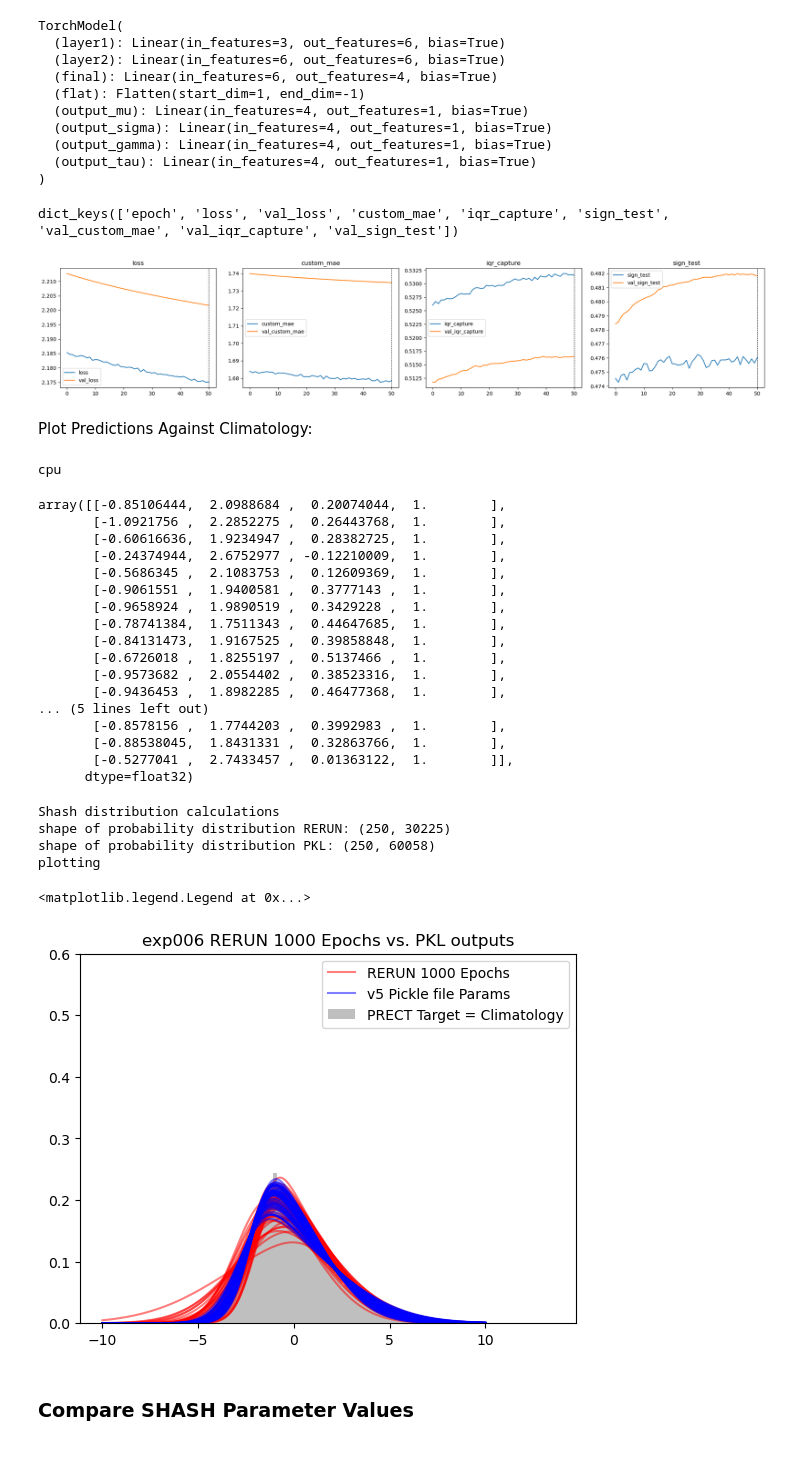
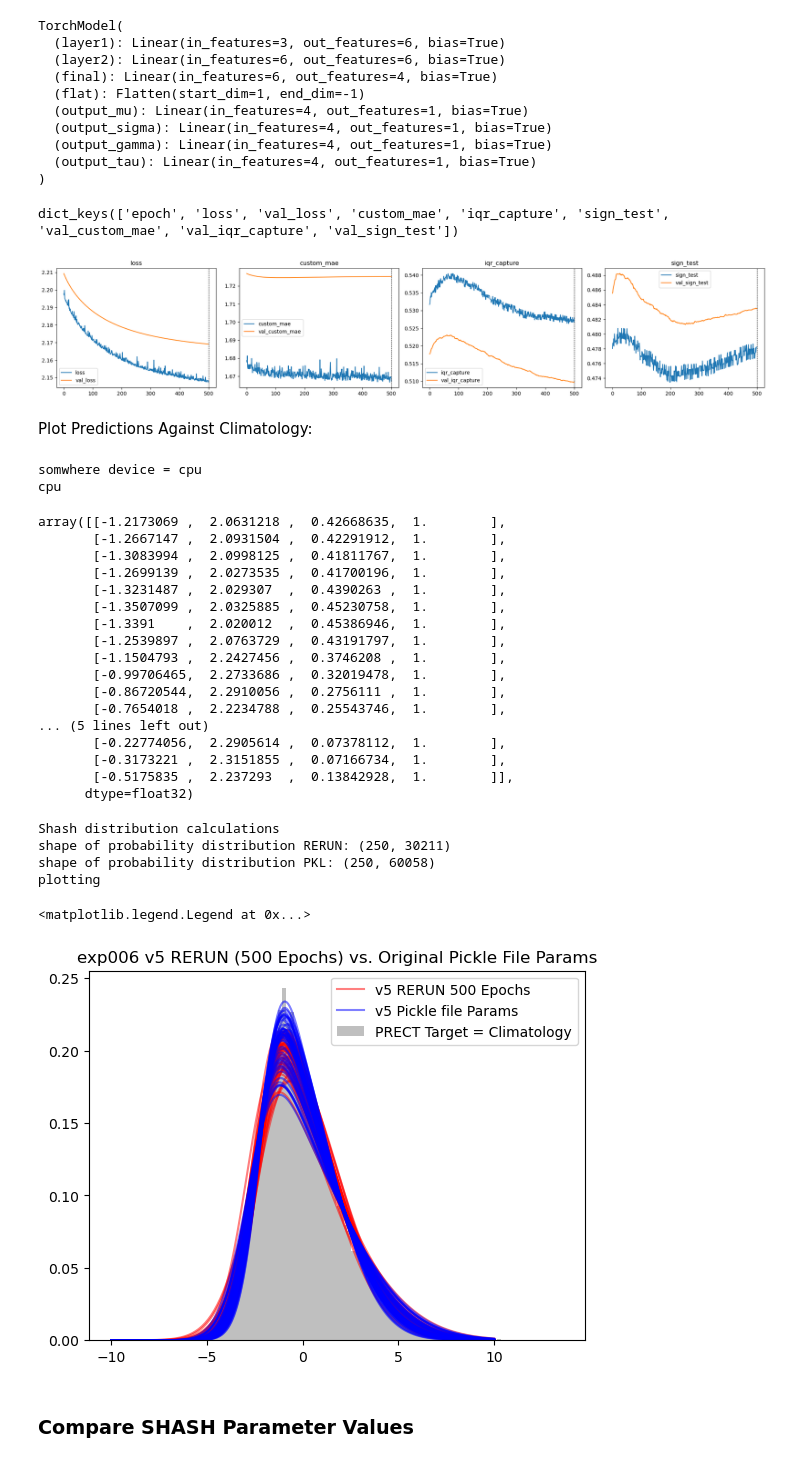
Before and after one commit to Jolan-vP/E3SM, a Jupyter notebook: analysis_006.ipynb, the cells around one changed output. Saved outputs shown, nothing was run; the diff lists cells and outputs as text; code cells hidden in the pictures.

Commit message:
Ran exp006 v5 with RMM1/RMM2/ENSO inputs and Seattle Regional Precip anoms target - successful climatology curves!

```diff
--- a/analysis_006.ipynb
+++ b/analysis_006.ipynb
@@ -164,12 +166,12 @@ obj1.close()
 # with gzip.open('/Users/C830793391/BIG_DATA/E3SM_Data/presaved/Network Inputs/exp006_randin_precttarg_test.pkl', "wb") as fp:
 #     pickle.dump(randdict_test, fp)
 
-with  gzip.open('/Users/C830793391/BIG_DATA/E3SM_Data/presaved/Network Inputs/exp006_randin_precttarg_train.pkl', "rb") as obj1:
-    train_dat = pickle.load(obj1)
-with  gzip.open('/Users/C830793391/BIG_DATA/E3SM_Data/presaved/Network Inputs/exp006_randin_precttarg_val.pkl', "rb") as obj2:
-    val_dat = pickle.load(obj2)
-with gzip.open('/Users/C830793391/BIG_DATA/E3SM_Data/presaved/Network Inputs/exp006_randin_precttarg_test.pkl', "rb") as obj3:
-    test_dat = pickle.load(obj3)
+# with  gzip.open('/Users/C830793391/BIG_DATA/E3SM_Data/presaved/Network Inputs/exp006_randin_precttarg_train.pkl', "rb") as obj1:
+#     train_dat = pickle.load(obj1)
+# with  gzip.open('/Users/C830793391/BIG_DATA/E3SM_Data/presaved/Network Inputs/exp006_randin_precttarg_val.pkl', "rb") as obj2:
+#     val_dat = pickle.load(obj2)
+# with gzip.open('/Users/C830793391/BIG_DATA/E3SM_Data/presaved/Network Inputs/exp006_randin_precttarg_test.pkl', "rb") as obj3:
+#     test_dat = pickle.load(obj3)
 # %%
 test_dat["y"][500:530]
 
@@ -205,9 +207,9 @@ Retrieve Data:
 front_cutoff_rand = 15000
 back_cutoff_rand = 15000
 
-trainset = data_loader.CustomData(config["data_loader"]["data_dir"] + "/Network Inputs/exp006_randin_precttarg_train.pkl", front_cutoff_rand, back_cutoff_rand)
-valset = data_loader.CustomData(config["data_loader"]["data_dir"] + "/Network Inputs/exp006_randin_precttarg_val.pkl", front_cutoff_rand, back_cutoff_rand)
-testset = data_loader.CustomData(config["data_loader"]["data_dir"] + "/Network Inputs/exp006_randin_precttarg_test.pkl", front_cutoff_rand, back_cutoff_rand)
+trainset = data_loader.CustomData(config["data_loader"]["data_dir"] + "/Network Inputs/exp006_train.pkl", front_cutoff_rand, back_cutoff_rand)
+valset = data_loader.CustomData(config["data_loader"]["data_dir"] + "/Network Inputs/exp006_val.pkl", front_cutoff_rand, back_cutoff_rand)
+testset = data_loader.CustomData(config["data_loader"]["data_dir"] + "/Network Inputs/exp006_test.pkl", front_cutoff_rand, back_cutoff_rand)
 
 train_loader = torch.utils.data.DataLoader(
     trainset,
@@ -296,7 +298,7 @@ path = '/Users/C830793391/Documents/Research/E3SM/saved/models/exp006_randin_pre
 torch.save(model.state_dict(), path)
 # %%
 # Load the Model
-path = '/Users/C830793391/Documents/Research/E3SM/saved/models/exp006_randin_precttarg_v6.pth'
+path = '/Users/C830793391/Documents/Research/E3SM/saved/models/exp006_v5_modelload.pth'
 model = TorchModel(
     config=config["arch"],
     target_mean=testset.target.mean(axis=0),
@@ -332,36 +334,38 @@ for i, m in enumerate(("loss", *config["metrics"])):
     plt.title(m)
     plt.legend()
 plt.tight_layout()
-plt.savefig('/Users/C830793391/Documents/Research/E3SM/saved/figures/exp006_rand_randin_precttarg_v6.png')
+plt.savefig('/Users/C830793391/Documents/Research/E3SM/saved/figures/exp006_v5_modelload.png')
 plt.show()
 # %% [output]
 dict_keys(['epoch', 'loss', 'val_loss', 'custom_mae', 'iqr_capture', 'sign_test', 'val_custom_mae', 'val_iqr_capture', 'val_sign_test'])
-[figure, old version]
+[figure, new version]
 # %% [markdown]
 Plot Predictions Against Climatology:
 # %%
+device = utils.prepare_device(config["device"])
 with torch.inference_mode():
     print(device)
     output_RERUN = model.predict(dataset=testset, batch_size=128, device=device) # The output is the batched SHASH distribution parameters
 output_RERUN[:20]
 # %% [output]
+somwhere device = cpu
 cpu
-array([[-0.85106444,  2.0988684 ,  0.20074044,  1.        ],
-       [-1.0921756 ,  2.2852275 ,  0.26443768,  1.        ],
-       [-0.60616636,  1.9234947 ,  0.28382725,  1.        ],
-       [-0.24374944,  2.6752977 , -0.12210009,  1.        ],
-       [-0.5686345 ,  2.1083753 ,  0.12609369,  1.        ],
-       [-0.9061551 ,  1.9400581 ,  0.3777143 ,  1.        ],
-       [-0.9658924 ,  1.9890519 ,  0.3429228 ,  1.        ],
-       [-0.78741384,  1.7511343 ,  0.44647685,  1.        ],
-       [-0.84131473,  1.9167525 ,  0.39858848,  1.        ],
-       [-0.6726018 ,  1.8255197 ,  0.5137466 ,  1.        ],
-       [-0.9573682 ,  2.0554402 ,  0.38523316,  1.        ],
-       [-0.9436453 ,  1.8982285 ,  0.46477368,  1.        ],
+array([[-1.2173069 ,  2.0631218 ,  0.42668635,  1.        ],
+       [-1.2667147 ,  2.0931504 ,  0.42291912,  1.        ],
+       [-1.3083994 ,  2.0998125 ,  0.41811767,  1.        ],
+       [-1.2699139 ,  2.0273535 ,  0.41700196,  1.        ],
+       [-1.3231487 ,  2.029307  ,  0.4390263 ,  1.        ],
+       [-1.3507099 ,  2.0325885 ,  0.45230758,  1.        ],
+       [-1.3391    ,  2.020012  ,  0.45386946,  1.        ],
+       [-1.2539897 ,  2.0763729 ,  0.43191797,  1.        ],
+       [-1.1504793 ,  2.2427456 ,  0.3746208 ,  1.        ],
+       [-0.99706465,  2.2733686 ,  0.32019478,  1.        ],
+       [-0.86720544,  2.2910056 ,  0.2756111 ,  1.        ],
+       [-0.7654018 ,  2.2234788 ,  0.25543746,  1.        ],
 ... (5 lines left out)
-       [-0.8578156 ,  1.7744203 ,  0.3992983 ,  1.        ],
-       [-0.88538045,  1.8431331 ,  0.32863766,  1.        ],
-       [-0.5277041 ,  2.7433457 ,  0.01363122,  1.        ]],
+       [-0.22774056,  2.2905614 ,  0.07378112,  1.        ],
+       [-0.3173221 ,  2.3151855 ,  0.07166734,  1.        ],
+       [-0.5175835 ,  2.237293  ,  0.13842928,  1.        ]],
       dtype=float32)
 # %%
 # Save Model Outputs
@@ -436,38 +440,38 @@ with gzip.open(fn, "rb") as obj:
 # --------------------------------
 x = np.linspace(-10, 10, 250)
 
 print("Shash distribution calculations")
 dist_RERUN = Shash(output_RERUN)
 p_RERUN = dist_RERUN.prob(x).numpy()
 print(f"shape of probability distribution RERUN: {p_RERUN.shape}")
 
 dist_og = Shash(output_PKL)
 p_pkl = dist_og.prob(x).numpy()
 print(f"shape of probability distribution PKL: {p_pkl.shape}")
 
 # --------------------------------
 
 samples = range(0, 20000, 400)
 
 print("plotting")
 
 plt.figure()
 plt.plot(x, p_RERUN[:, samples], alpha=0.5, color='r')
-plt.plot(x, p_RERUN[:, 5], alpha=0.5, color='r', label = 'RERUN 1000 Epochs')
+plt.plot(x, p_RERUN[:, 5], alpha=0.5, color='r', label = 'v5 RERUN 500 Epochs')
 plt.plot(x, p_pkl[:, samples], alpha=0.5, color='b')
 plt.plot(x, p_pkl[:, 5], alpha=0.5, color='b', label = 'v5 Pickle file Params ')
 plt.hist(test_dat["y"], bins = 100, alpha=0.5, density = True, color='grey', label = 'PRECT Target = Climatology')
-plt.ylim([0, 0.6])
-plt.title('exp006 RERUN 1000 Epochs vs. PKL outputs')
+# plt.ylim([0, 0.6])
+plt.title('exp006 v5 RERUN (500 Epochs) vs. Original Pickle File Params')
 
 plt.legend()
 # %% [output]
 Shash distribution calculations
-shape of probability distribution RERUN: (250, 30225)
+shape of probability distribution RERUN: (250, 30211)
 shape of probability distribution PKL: (250, 60058)
 plotting
 <matplotlib.legend.Legend at 0x...>
-[figure, old version]
+[figure, new version]
 # %% [markdown]
 ### Compare SHASH Parameter Values
 # %%
```
Also changed, not shown: parts of 9 cells of this notebook, 1 other file.
